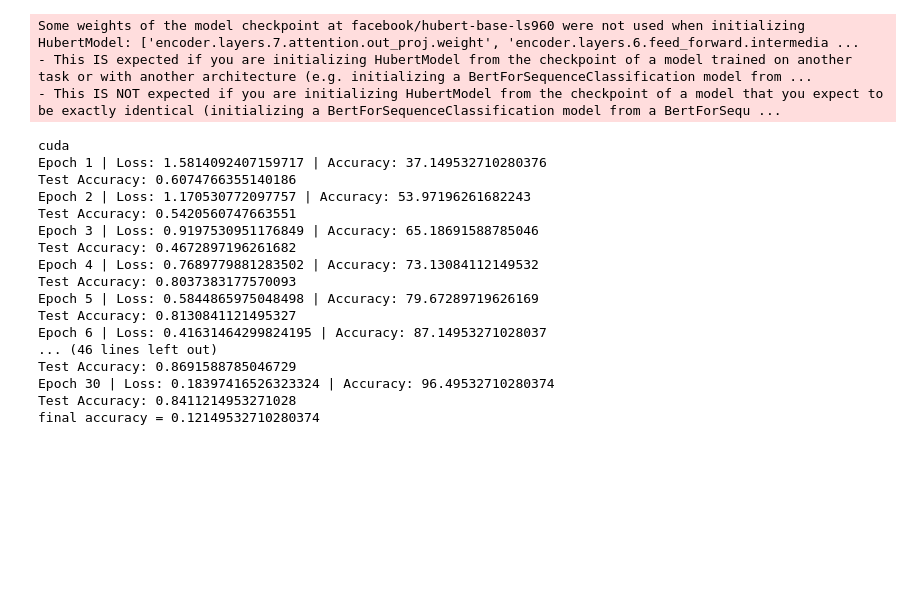
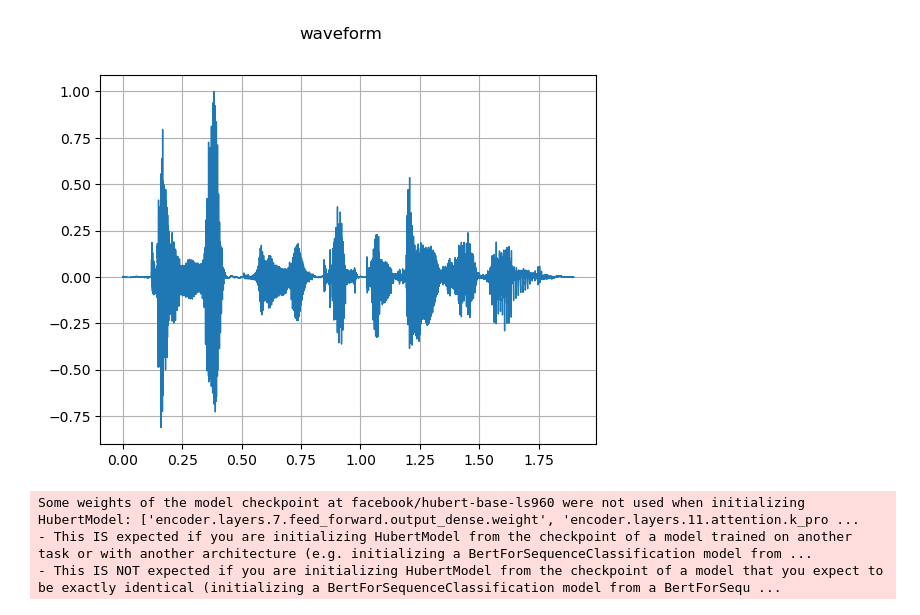
Before and after one commit to rgu855/SERproject, a Jupyter notebook: train.ipynb, the cells around one changed output. Drawn from its saved outputs; the diff is of its cells as text; code cells hidden in the pictures; blank space fills up the shorter version.

```diff
--- a/train.ipynb
+++ b/train.ipynb
@@ -61,0 +87,4 @@ tensor([[[ True,  True,  True,  ..., False, False, False]],
+# %%
+plot_waveform(emoDB[0]['waveform'], emoDB[0]['sample_rate'])
+# %% [output]
+[figure, added]
@@ -127,36 +165,12 @@ EMO_CLASSES = 7
 # %%
 import models
-import importlib
 importlib.reload(models)
 from models import Baseline
 from models import TransferModel
 from models import ScratchModel
-baseline_model = Baseline(EMO_CLASSES)
-transfer_model = TransferModel(EMO_CLASSES)
-scratch_model = ScratchModel(EMO_CLASSES)
-lr = 0.0001
-num_epochs = 30
-train(transfer_model, lr, num_epochs, train_loader, test_loader)
-final_acc = test(transfer_model, test_loader)
-print(f"final accuracy = {final_acc}")
+emo_transfer_model = TransferModel(EMO_CLASSES)
+emo_scratch_model = ScratchModel(EMO_CLASSES)
 # %% [output]
-Some weights of the model checkpoint at facebook/hubert-base-ls960 were not used when initializing HubertModel: ['encoder.layers.7.attention.out_proj.weight', 'encoder.layers.6.feed_forward.intermedia ...
+Some weights of the model checkpoint at facebook/hubert-base-ls960 were not used when initializing HubertModel: ['encoder.layers.7.feed_forward.output_dense.weight', 'encoder.layers.11.attention.k_pro ...
 - This IS expected if you are initializing HubertModel from the checkpoint of a model trained on another task or with another architecture (e.g. initializing a BertForSequenceClassification model from ...
 - This IS NOT expected if you are initializing HubertModel from the checkpoint of a model that you expect to be exactly identical (initializing a BertForSequenceClassification model from a BertForSequ ...
-cuda
-Epoch 1 | Loss: 1.5814092407159717 | Accuracy: 37.149532710280376
-Test Accuracy: 0.6074766355140186
-Epoch 2 | Loss: 1.170530772097757 | Accuracy: 53.97196261682243
-Test Accuracy: 0.5420560747663551
-Epoch 3 | Loss: 0.9197530951176849 | Accuracy: 65.18691588785046
-Test Accuracy: 0.4672897196261682
-Epoch 4 | Loss: 0.7689779881283502 | Accuracy: 73.13084112149532
-Test Accuracy: 0.8037383177570093
-Epoch 5 | Loss: 0.5844865975048498 | Accuracy: 79.67289719626169
-Test Accuracy: 0.8130841121495327
-Epoch 6 | Loss: 0.41631464299824195 | Accuracy: 87.14953271028037
-... (46 lines left out)
-Test Accuracy: 0.8691588785046729
-Epoch 30 | Loss: 0.18397416526323324 | Accuracy: 96.49532710280374
-Test Accuracy: 0.8411214953271028
-final accuracy = 0.12149532710280374
```
Also changed, not shown: parts of 15 cells of this notebook, 2 other files.
